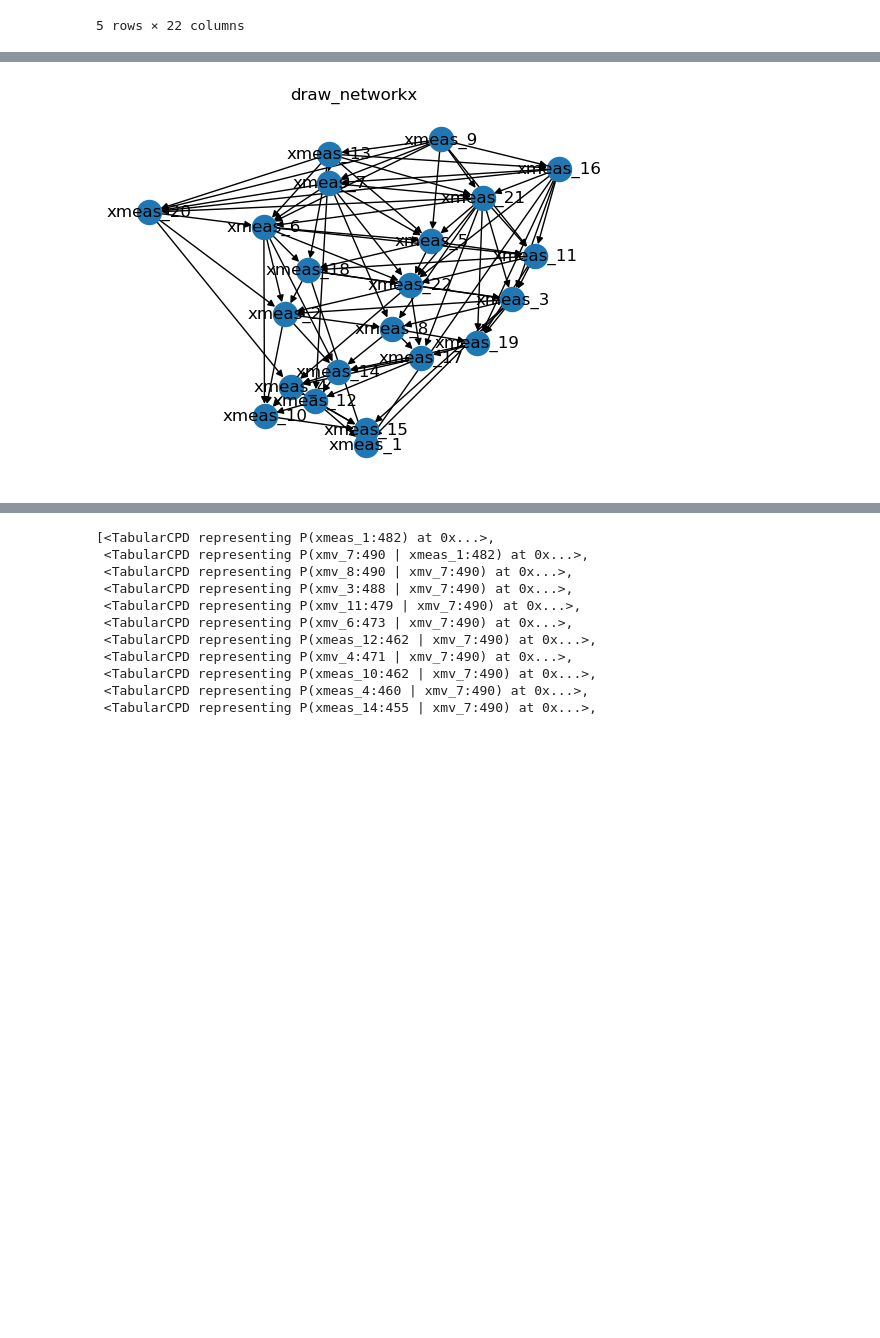
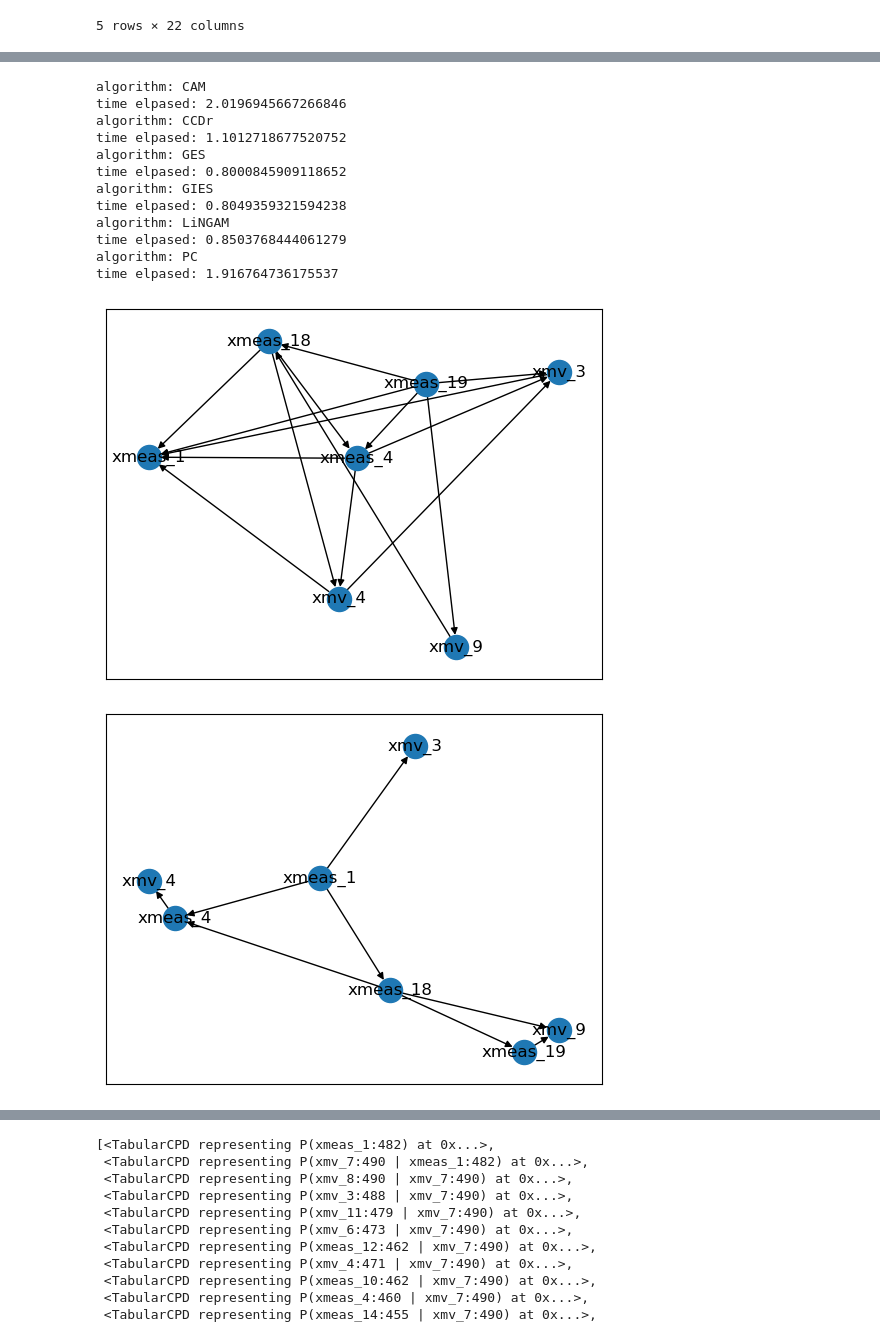
Before and after one commit to oubo2/PhD, a Jupyter notebook: unravel/Analyse_data.ipynb, the cells around one changed output, grey strips where cells are left out. Drawn from its saved outputs; the diff is of its cells as text; code cells hidden in the pictures; blank space fills up the shorter version.

```diff
--- a/unravel/Analyse_data.ipynb
+++ b/unravel/Analyse_data.ipynb
@@ -268,12 +194,13 @@ plt.savefig('nx_test.png')
 # %%
-fault7 = train_faulty[(train_faulty.simulationRun==1) & (train_faulty.faultNumber==7)]
-variables = ['xmeas_1', 'xmeas_4', 'xmeas_18', 'xmeas_19', 'xmv_3', 'xmv_4', 'xmv_9']
-fault7 = fault7[variables]
-pca2 = PCA()
-pca2.fit(fault7)
-variables = ['']
+#fault = equal_width_bin(fault)
+#fault7 = train_faulty[(train_faulty.simulationRun<10) & (train_faulty.faultNumber==7)]
+#variables = ['xmeas_1', 'xmeas_4', 'xmeas_7', 'xmeas_8', 'xmeas_10', 'xmeas_20']
+#variables = ['xmeas_9', 'xmeas_18', 'xmeas_20', 'xmeas_22']
+#fault7 = equal_width_bin(fault7[variables])
+fault = x2.iloc[:,variables]
+
 # learn graph structure
-est = HillClimbSearch(fault7)
+est = HillClimbSearch(fault)
 best_model = est.estimate(max_iter=100)
 print(len(best_model.edges()))
 nx.draw_circular(
@@ -297,13 +255,33 @@ plt.savefig('nx_test.png')
 # %%
-from networkx.drawing.nx_agraph import write_dot, graphviz_layout
-# write dot file to use with graphviz
-# run "dot -Tpng test.dot >test.png"
-write_dot(best_model,'test.dot')
-
-# same layout using matplotlib with no labels
-plt.title('draw_networkx')
-pos =graphviz_layout(best_model, prog='dot')
-nx.draw(best_model, pos, with_labels=True, arrows=True)
-plt.savefig('nx_test.png')
+algorithms = [ cdt.causality.graph.CAM() # 2 mins
+             , cdt.causality.graph.CCDr()
+             , cdt.causality.graph.GES()
+             , cdt.causality.graph.GIES()
+             , cdt.causality.graph.LiNGAM()
+             , cdt.causality.graph.PC()]
+nalgo = len(algorithms)
+for i in range(nalgo):
+    algo = str(algorithms[i]).split(sep='.')[3]
+    print("algorithm:", algo)
+    start = time.time()
+    g = algorithms[i].predict(fault7)
+    end = time.time()
+    print("time elpased:", end - start)
+    plt.figure(algo)
+    nx.draw_networkx(g, with_labels=True)
+plt.show()
 # %% [output]
+algorithm: CAM
+time elpased: 2.0196945667266846
+algorithm: CCDr
+time elpased: 1.1012718677520752
+algorithm: GES
+time elpased: 0.8000845909118652
+algorithm: GIES
+time elpased: 0.8049359321594238
+algorithm: LiNGAM
+time elpased: 0.8503768444061279
+algorithm: PC
+time elpased: 1.916764736175537
-[figure, old version]
+[figure, new version]
+[figure, added]
```
Also changed, not shown: parts of 20 cells of this notebook, 3 other files.
